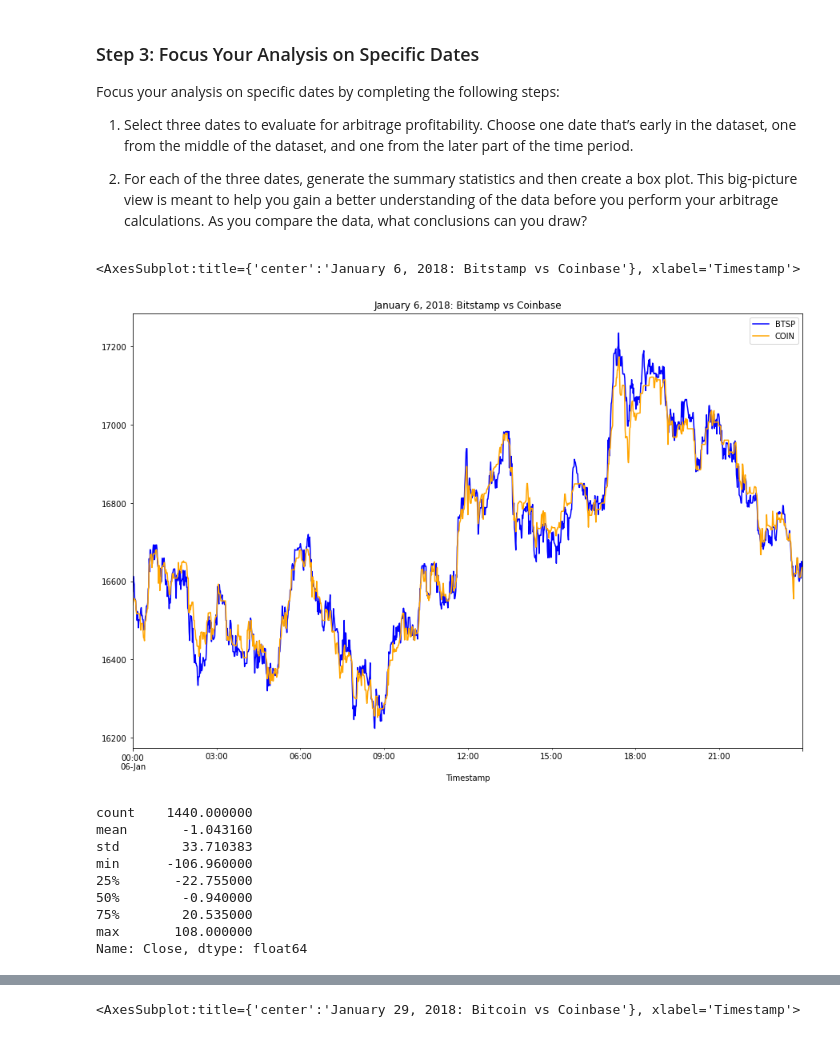
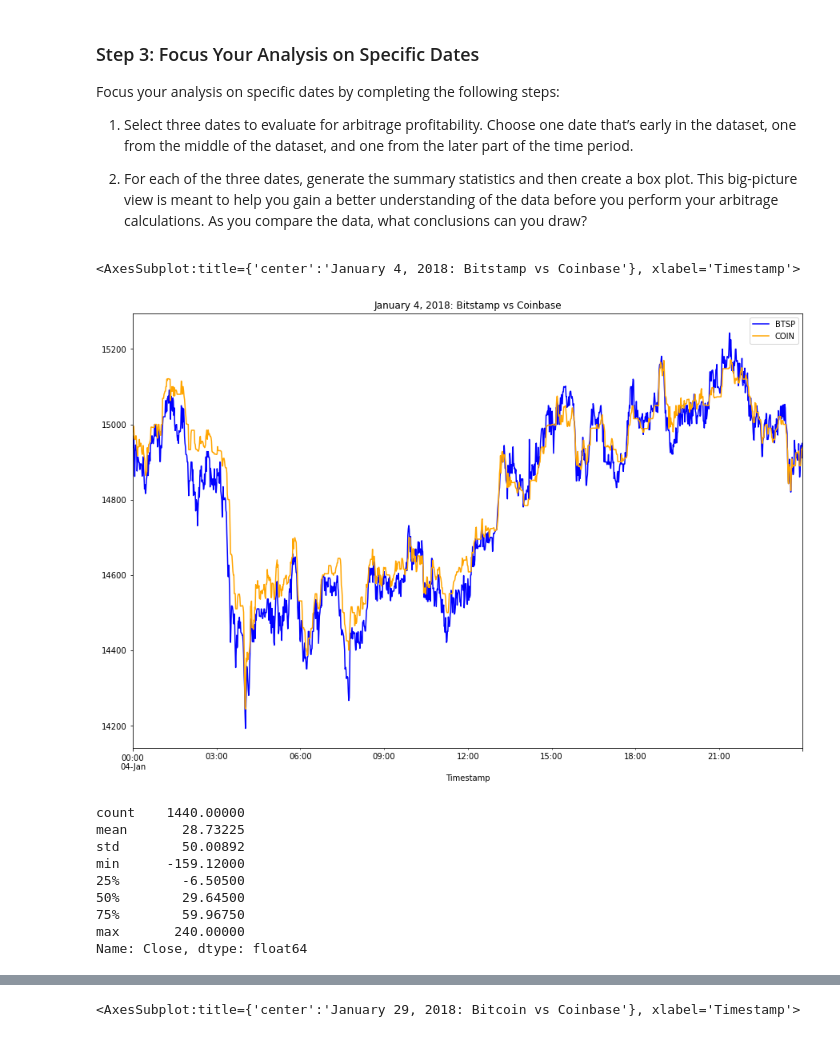
Before and after one commit to digi-Borg/M3-CryptoArbitrage, a Jupyter notebook: M3_Crypto_arbitrage_app/crypto_arbitrage.ipynb, the cells around one changed output, grey strips where cells are left out. Drawn from its saved outputs; the diff is of its cells as text; code cells hidden in the pictures.

```diff
--- a/M3_Crypto_arbitrage_app/crypto_arbitrage.ipynb
+++ b/M3_Crypto_arbitrage_app/crypto_arbitrage.ipynb
@@ -330,28 +330,28 @@ Focus your analysis on specific dates by completing the following steps:
 # %%
 # Create an overlay plot that visualizes the two dataframes over a period of one day early in the dataset.
 # Be sure that the plots include the parameters `legend`, `figsize`, `title`, `color` and `label`
 # YOUR CODE HERE
-bitstamp['Close'].loc['2018-01-06':'2018-01-06'].plot(legend=True, figsize=(15, 10), title="January 6, 2018: Bitstamp vs Coinbase", color="blue", label="BTSP")
-coinbase['Close'].loc['2018-01-06':'2018-01-06'].plot(legend=True, figsize=(15, 10), color="orange", label="COIN")
+bitstamp['Close'].loc['2018-01-04':'2018-01-04'].plot(legend=True, figsize=(15, 10), title="January 4, 2018: Bitstamp vs Coinbase", color="blue", label="BTSP")
+coinbase['Close'].loc['2018-01-04':'2018-01-04'].plot(legend=True, figsize=(15, 10), color="orange", label="COIN")
 # %% [output]
-<AxesSubplot:title={'center':'January 6, 2018: Bitstamp vs Coinbase'}, xlabel='Timestamp'>
+<AxesSubplot:title={'center':'January 4, 2018: Bitstamp vs Coinbase'}, xlabel='Timestamp'>
-[figure, old version]
+[figure, new version]
 # %%
 # Using the early date that you have selected, calculate the arbitrage spread
 # by subtracting the bitstamp lower closing prices from the coinbase higher closing prices
-arbitrage_spread_early = coinbase['Close'].loc['2018-01-06'] - bitstamp['Close'].loc['2018-01-06'] # YOUR CODE HERE
+arbitrage_spread_early = coinbase['Close'].loc['2018-01-04'] - bitstamp['Close'].loc['2018-01-04'] # YOUR CODE HERE
 
 # Generate summary statistics for the early DataFrame
 arbitrage_spread_early.describe() # YOUR CODE HERE
 # %% [output]
-count    1440.000000
-mean       -1.043160
-std        33.710383
-min      -106.960000
-25%       -22.755000
-50%        -0.940000
-75%        20.535000
-max       108.000000
+count    1440.00000
+mean       28.73225
+std        50.00892
+min      -159.12000
+25%        -6.50500
+50%        29.64500
+75%        59.96750
+max       240.00000
 Name: Close, dtype: float64
 # %%
 # Visualize the arbitrage spread from early in the dataset in a box plot
```
Also changed, not shown: parts of 42 cells of this notebook.
